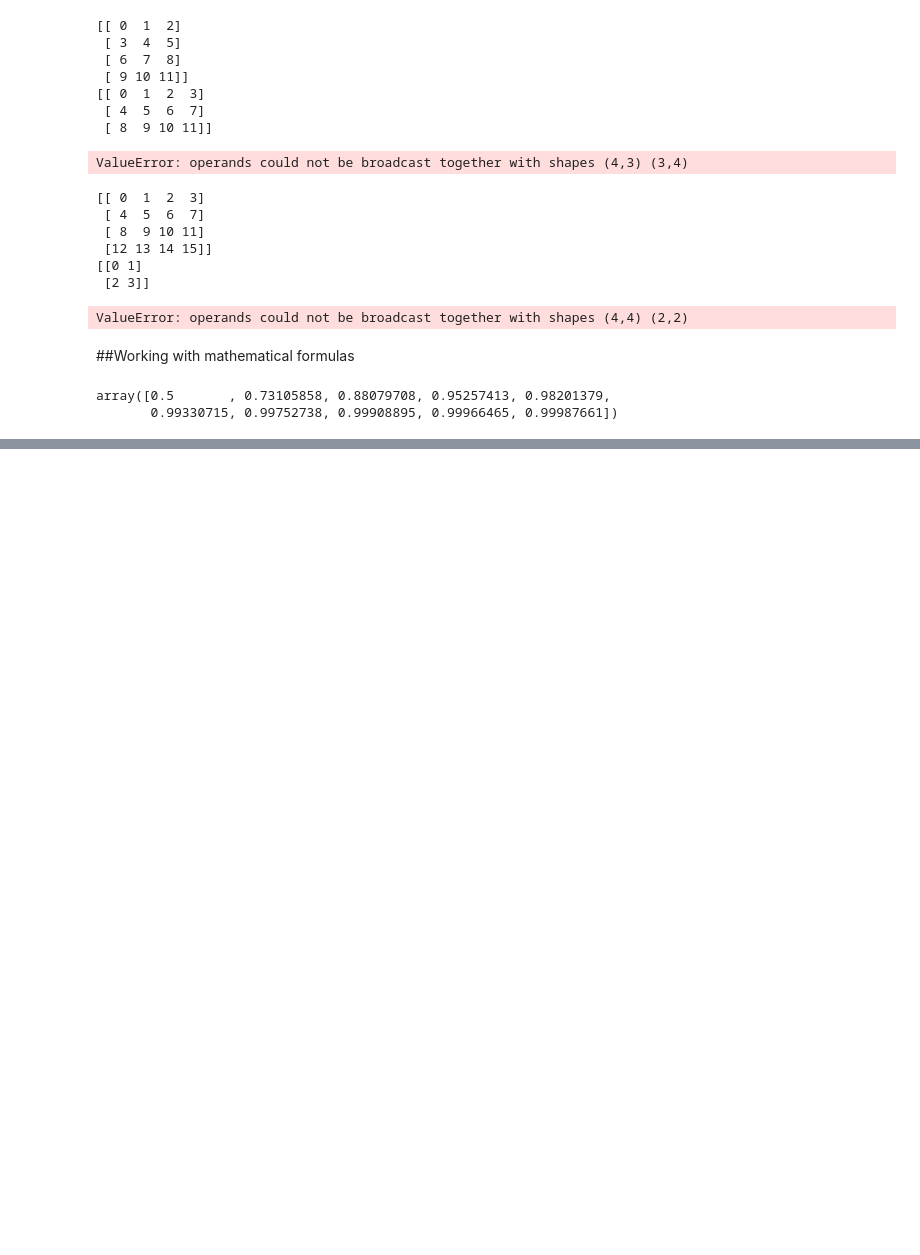
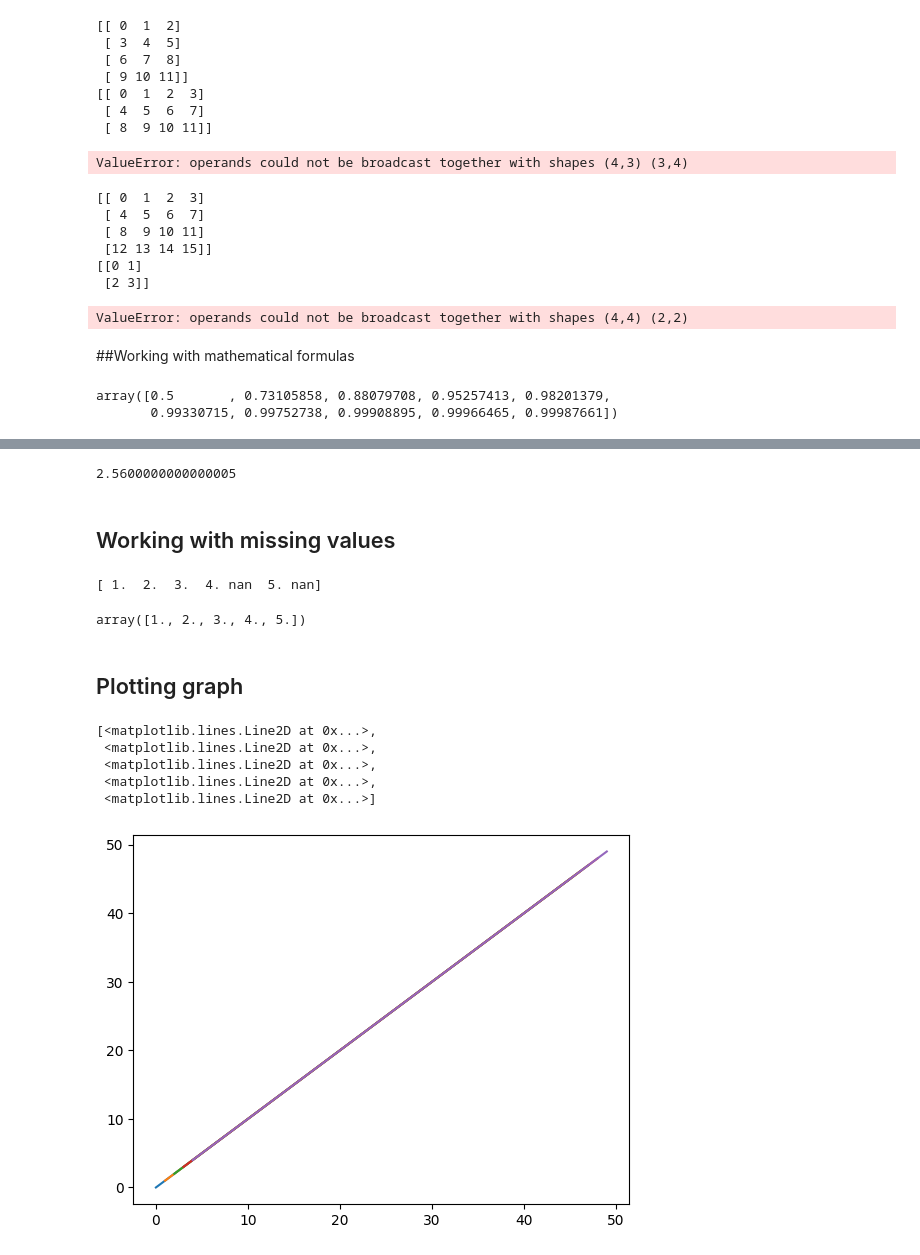
Before and after one commit to sujal-chauhan2006/01_numpy_attributes_operations.py, a Jupyter notebook: 02_advanced_numpy_ipynb.ipynb, the cells around one changed output, grey strips where cells are left out. Saved outputs shown, nothing was run; the diff lists cells and outputs as text; code cells hidden in the pictures; blank space fills up the shorter version.

```diff
--- a/02_advanced_numpy_ipynb.ipynb
+++ b/02_advanced_numpy_ipynb.ipynb
@@ -254,0 +288,37 @@ np.float64(42.2)
+# %%
+#binary cross entropy
+
+a = np.mean(actual-predict)**2
+
+print(a)
+# %% [output]
+2.5600000000000005
+# %% [markdown]
+## Working with missing values
+# %%
+a = np.array([1,2,3,4,np.nan,5,np.nan])
+print(a)
+# %% [output]
+[ 1.  2.  3.  4. nan  5. nan]
+# %%
+a[~np.isnan(a)]
+# %% [output]
+array([1., 2., 3., 4., 5.])
+# %% [markdown]
+## Plotting graph
+# %%
+#plotting 2D graph
+#x = y
+import matplotlib.pyplot as mt
+x = np.arange(50).reshape(10,5)
+y = x
+y
+
+mt.plot(x,y)
+# %% [output]
+[<matplotlib.lines.Line2D at 0x...>,
+ <matplotlib.lines.Line2D at 0x...>,
+ <matplotlib.lines.Line2D at 0x...>,
+ <matplotlib.lines.Line2D at 0x...>,
+ <matplotlib.lines.Line2D at 0x...>]
+[figure, added]
```
Also changed, not shown: parts of 16 cells of this notebook.
